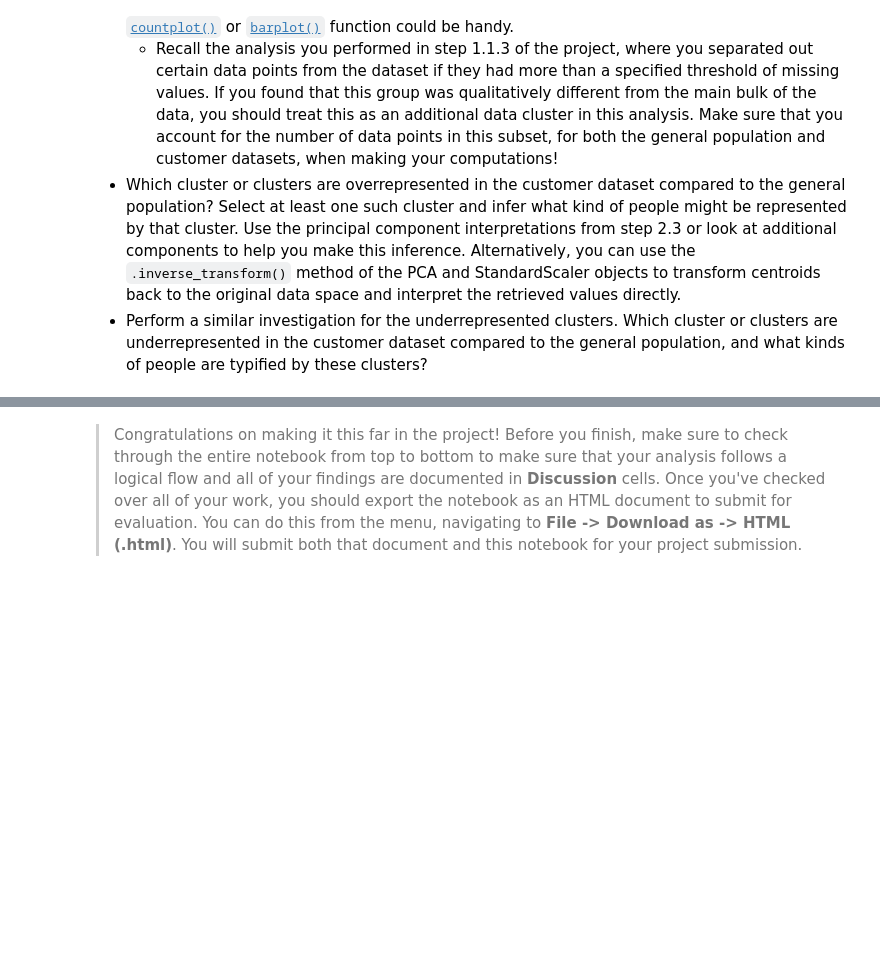
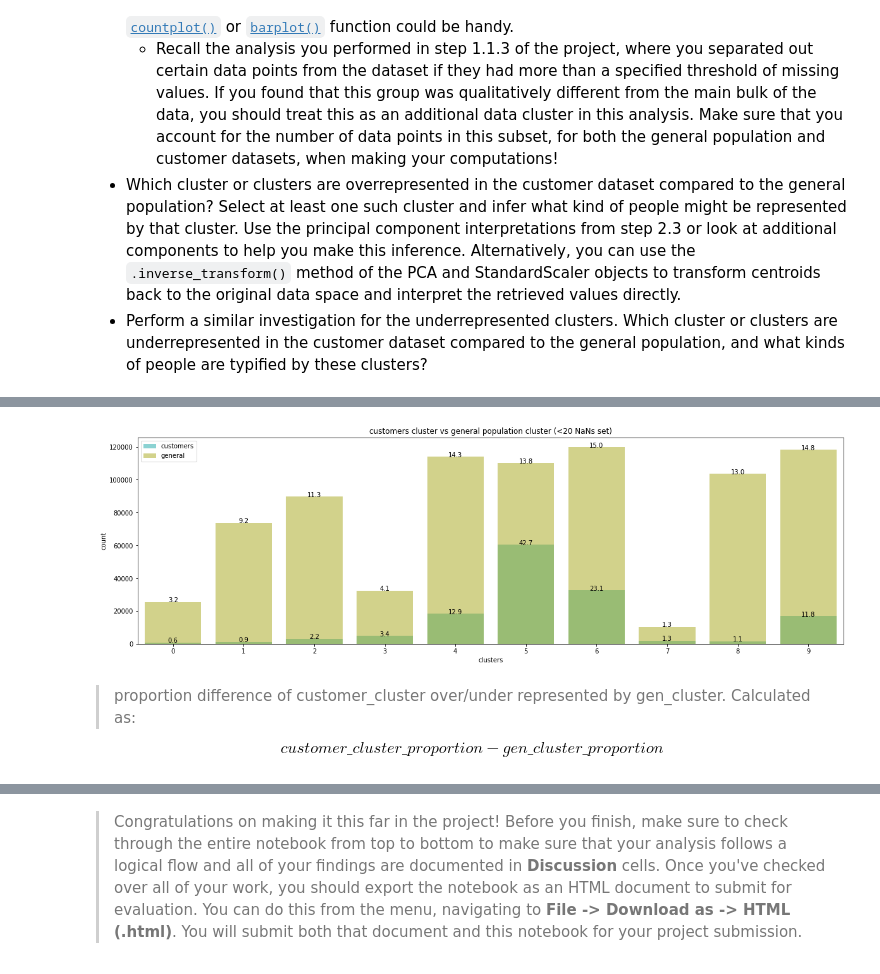
Before and after one commit to victorlifan/Identify-customer-segments-unsupervised-learning-project-, a Jupyter notebook: Identify_Customer_Segments.ipynb, the cells around one changed output, grey strips where cells are left out. Drawn from its saved outputs; the diff is of its cells as text; code cells hidden in the pictures; blank space fills up the shorter version.

```diff
--- a/Identify_Customer_Segments.ipynb
+++ b/Identify_Customer_Segments.ipynb
@@ -1180,0 +1238,8 @@ Take a look at the following points in this step:
+# %%
+plotfuc(customers_pre,predictions)
+# %% [output]
+[figure, added]
+# %% [markdown]
+> proportion difference of customer_cluster over/under represented by gen_cluster. Calculated as:
+
+$$customer\_cluster\_proportion - gen\_cluster\_proportion$$
```
Also changed, not shown: parts of 25 cells of this notebook.
